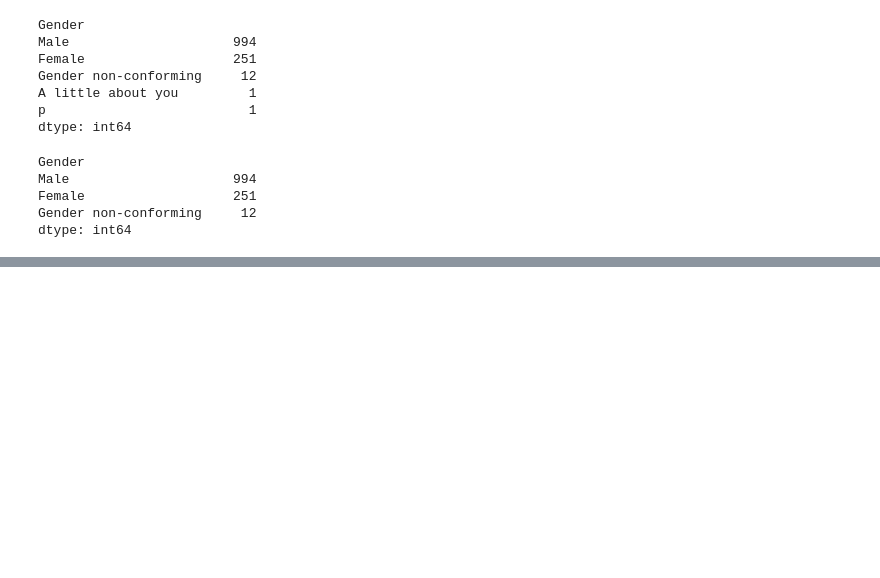
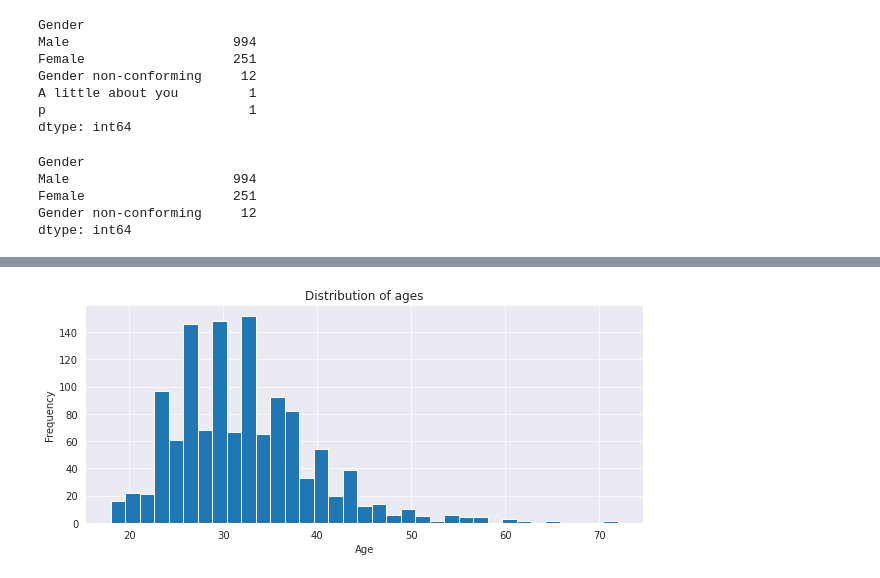
Before and after one commit to moniqueabu/data_science_final_project, a Jupyter notebook: project.ipynb, the cells around one changed output, grey strips where cells are left out. Cells and saved outputs as stored; diff of their text form; code cells hidden in the pictures; blank space fills up the shorter version.

```diff
--- a/project.ipynb
+++ b/project.ipynb
@@ -95,0 +81,4 @@ Length: 158, dtype: int64
+# %%
+df.drop(df.loc[df["Age"] > 100].index, inplace = True)
+df.drop(df.loc[df["Age"] < 18].index, inplace = True)
+df.value_counts(subset="Age")
@@ -95,0 +119,11 @@ Length: 158, dtype: int64
+# %%
+#df.plt.hist(column = 'Age', bins= int(np.sqrt(len(df['Age']))))
+sns.set_style("darkgrid")
+plt.figure(figsize=(10, 4))
+plt.hist(df['Age'], bins= int(np.sqrt(1275)))
+plt.xlabel("Age")
+plt.ylabel("Frequency")
+plt.title("Distribution of ages")
+plt.show()
+# %% [output]
+[figure, added]
```
Also changed, not shown: parts of 10 cells of this notebook.
